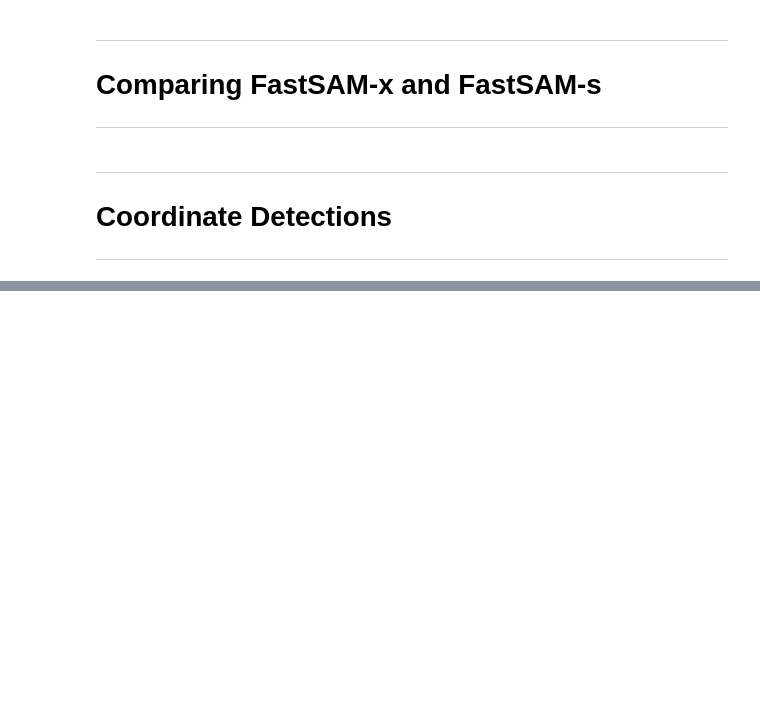
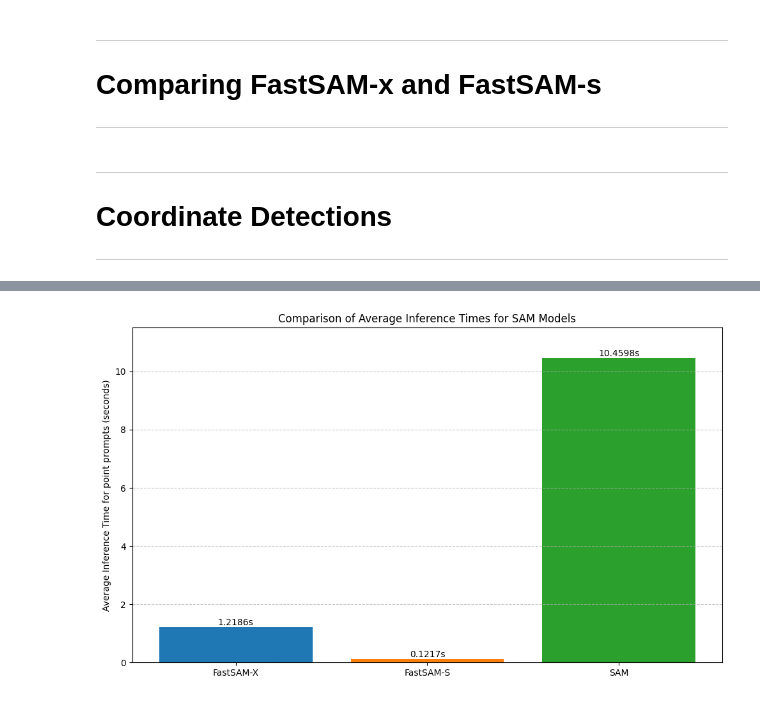
Before and after one commit to mora-bprs/SAM-model, a Jupyter notebook: fast-sam.ipynb, the cells around one changed output, grey strips where cells are left out. Drawn from its saved outputs; the diff is of its cells as text; code cells hidden in the pictures; blank space fills up the shorter version.

```diff
--- a/fast-sam.ipynb
+++ b/fast-sam.ipynb
@@ -23,7 +23,7 @@ COLAB = False  # True if Google Colab
 INITIALIZED = False  # False if running for the first time
 #####################
 ######################
-TESTING_SAM = False  # WIP: True if testing SAM, warn!: processing time and data usage
+TESTING_SAM = True  # WIP: True if testing SAM, warn!: processing time and data usage
 ######################
 OVERRIDE = False
 
@@ -195,7 +236,7 @@ print(by("FastSAM models loaded into"), bb(device))
 if TESTING_SAM:
     from segment_anything import sam_model_registry
 
-    sam_device = "cuda" if CUDA else "mps" if MPS else "cpu"
+    sam_device = "cuda" if CUDA else "cpu"
     model_sam = sam_model_registry["vit_h"](f"{ROOT}/weights/sam_vit_h_4b8939.pth").to(
         sam_device
     )
@@ -1126,0 +1167,34 @@ ___
+# %%
+models = ["FastSAM-X", "FastSAM-S", "SAM"]
+avg_times = [avg_fast_sam_x_inference, avg_fast_sam_s_inference, avg_sam_inference]
+
+fig, ax = plt.subplots(figsize=(10, 6))
+bars = ax.bar(models, avg_times, color=["#1f77b4", "#ff7f0e", "#2ca02c"])
+
+ax.set_ylabel("Average Inference Time for point prompts (seconds)")
+ax.set_title("Comparison of Average Inference Times for SAM Models")
+ax.set_ylim(
+    0, max(avg_times) * 1.1
+)  # Set y-axis limit to 110% of max value for better visibility
+
+# Add value labels on top of each bar
+for bar in bars:
+    height = bar.get_height()
+    ax.text(
+        bar.get_x() + bar.get_width() / 2.0,
+        height,
+        f"{height:.4f}s",
+        ha="center",
+        va="bottom",
+    )
+
+# Add a grid for better readability
+ax.grid(axis="y", linestyle="--", alpha=0.7)
+
+# Improve layout
+plt.tight_layout()
+
+# Show the plot
+plt.show()
+# %% [output]
+[figure, added]
```
Also changed, not shown: parts of 28 cells of this notebook, 10 other files.
